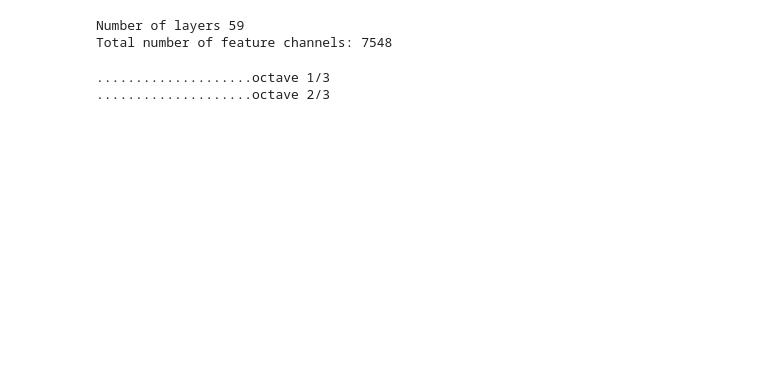
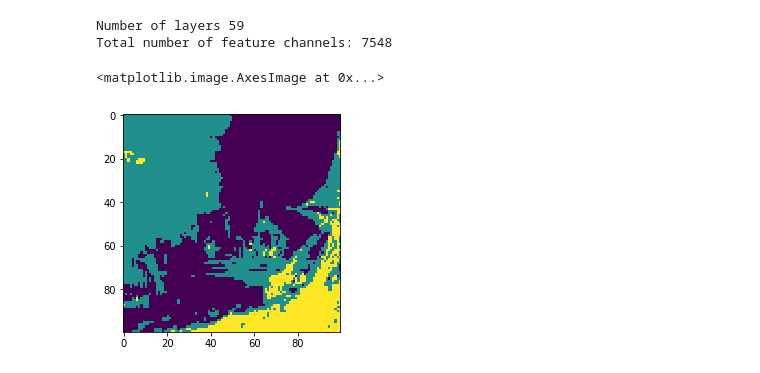
Before and after one commit to Taitrnator/DeepArt, a Jupyter notebook: notebooks/NeuralSynth.ipynb, the cells around one changed output. Cells and saved outputs as stored; diff of their text form; code cells hidden in the pictures; blank space fills up the shorter version.

```diff
--- a/notebooks/NeuralSynth.ipynb
+++ b/notebooks/NeuralSynth.ipynb
@@ -48,27 +51,14 @@ def lapnorm_multi(t_obj, img0, mask, iter_n=10, step=1.0, oct_n=3, oct_s=1.4, la
     if clear:
         clear_output()
     return img
-# %%
-h, w = 256, 1024
-
-img0 = np.random.uniform(size=(h, w, 3)) + 100.0
-
-octave_n = 3
-octave_scale = 1.4
-objectives = [T('mixed3b_5x5_bottleneck_pre_relu')[:,:,:,9],
-              T('mixed4d_5x5_bottleneck_pre_relu')[:,:,:,17]]
-
-mask = np.zeros((h, w, 2))
-mask[:,:,0] = np.linspace(0,1,w)
-mask[:,:,1] = np.linspace(1,0,w)
-
-img1 = lapnorm_multi(objectives, img0, mask, iter_n=20, step=1.0, oct_n=3, oct_s=1.4, lap_n=4)
-
-print("image")
-display_image(img1)
-print("masks")
-display_image(255*mask[:,:,0])
-display_image(255*mask[:,:,1])
-# %% [output]
-....................octave 1/3
-....................octave 2/3
+# %%
+# bring in clusters and do some formatting
+clusters = pd.read_csv('../data/compositions.csv')
+
+cArray = np.array(clusters)
+cArray = np.delete(cArray, (0), axis=1)
+
+plt.imshow(cArray[21].reshape(100, 100))
+# %% [output]
+<matplotlib.image.AxesImage at 0x...>
+[figure, added]
```
Also changed, not shown: parts of 2 cells of this notebook, 42 other files.
